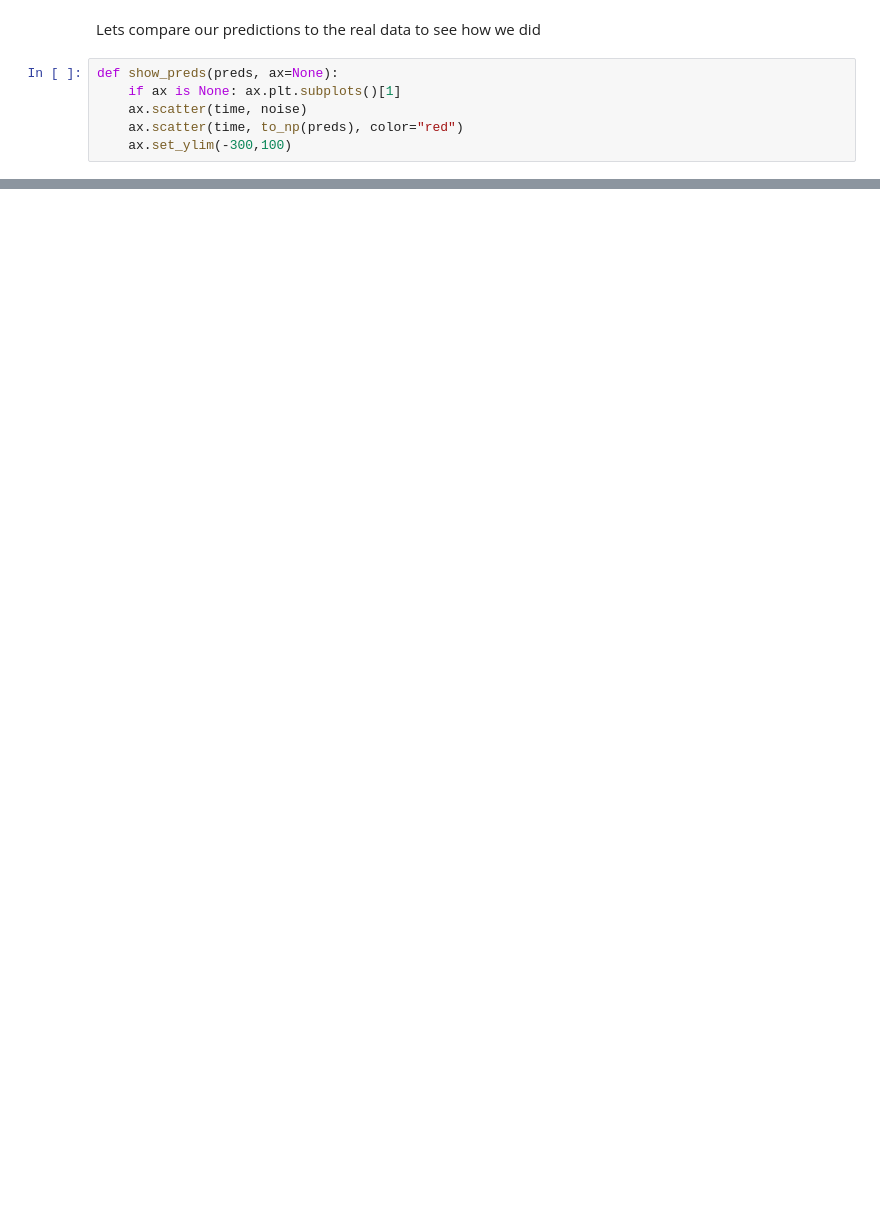
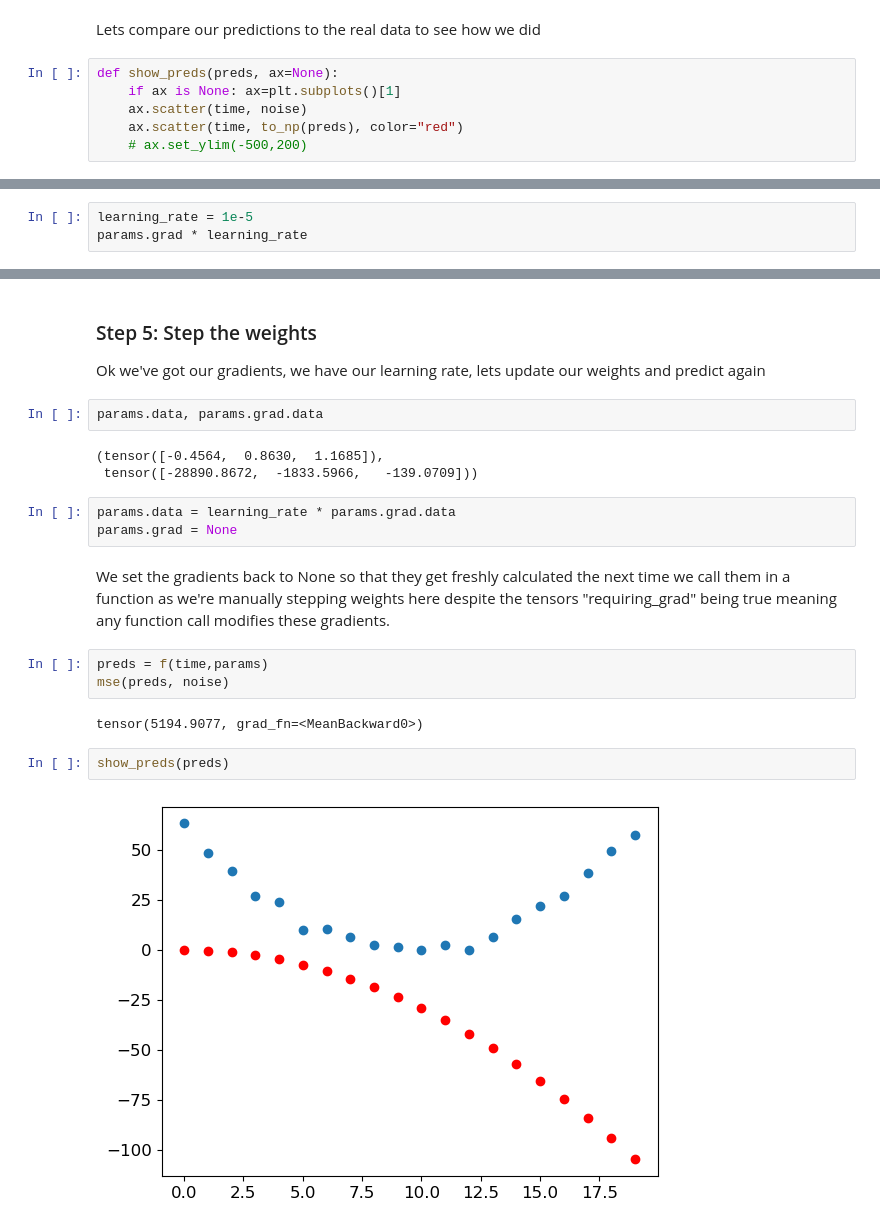
Before and after one commit to nglillywhite/blog, a Jupyter notebook: posts/2022-12-29-Fastai Chapter 3.ipynb, the cells around one changed output, grey strips where cells are left out. Saved outputs shown, nothing was run; the diff lists cells and outputs as text; blank space fills up the shorter version.

```diff
--- a/posts/2022-12-29-Fastai Chapter 3.ipynb
+++ b/posts/2022-12-29-Fastai Chapter 3.ipynb
@@ -1281,10 +1265,10 @@ tensor([ 7.5688e+02,  4.1689e+02,  2.6871e+02,  1.7913e+02,  4.6032e+01,  1.8426
 Lets compare our predictions to the real data to see how we did
 # %%
 def show_preds(preds, ax=None):
-    if ax is None: ax.plt.subplots()[1]
+    if ax is None: ax=plt.subplots()[1]
     ax.scatter(time, noise)
     ax.scatter(time, to_np(preds), color="red")
-    ax.set_ylim(-300,100)
+    # ax.set_ylim(-500,200)
 # %%
 show_preds(preds)
 # %% [output]
@@ -1291,0 +1296,3 @@ AttributeError: 'NoneType' object has no attribute 'plt'
+# %%
+learning_rate = 1e-5
+params.grad * learning_rate
@@ -1291,0 +1305,22 @@ AttributeError: 'NoneType' object has no attribute 'plt'
+# %% [markdown]
+### Step 5: Step the weights
+Ok we've got our gradients, we have our learning rate, lets update our weights and predict again
+# %%
+params.data, params.grad.data
+# %% [output]
+(tensor([-0.4564,  0.8630,  1.1685]),
+ tensor([-28890.8672,  -1833.5966,   -139.0709]))
+# %%
+params.data = learning_rate * params.grad.data
+params.grad = None
+# %% [markdown]
+We set the gradients back to None so that they get freshly calculated the next time we call them in a function as we're manually stepping weights here despite the tensors "requiring_grad" being true meaning any function call modifies these gradients.
+# %%
+preds = f(time,params)
+mse(preds, noise)
+# %% [output]
+tensor(5194.9077, grad_fn=<MeanBackward0>)
+# %%
+show_preds(preds)
+# %% [output]
+[figure, added]
```
Also changed, not shown: parts of 87 cells of this notebook.
